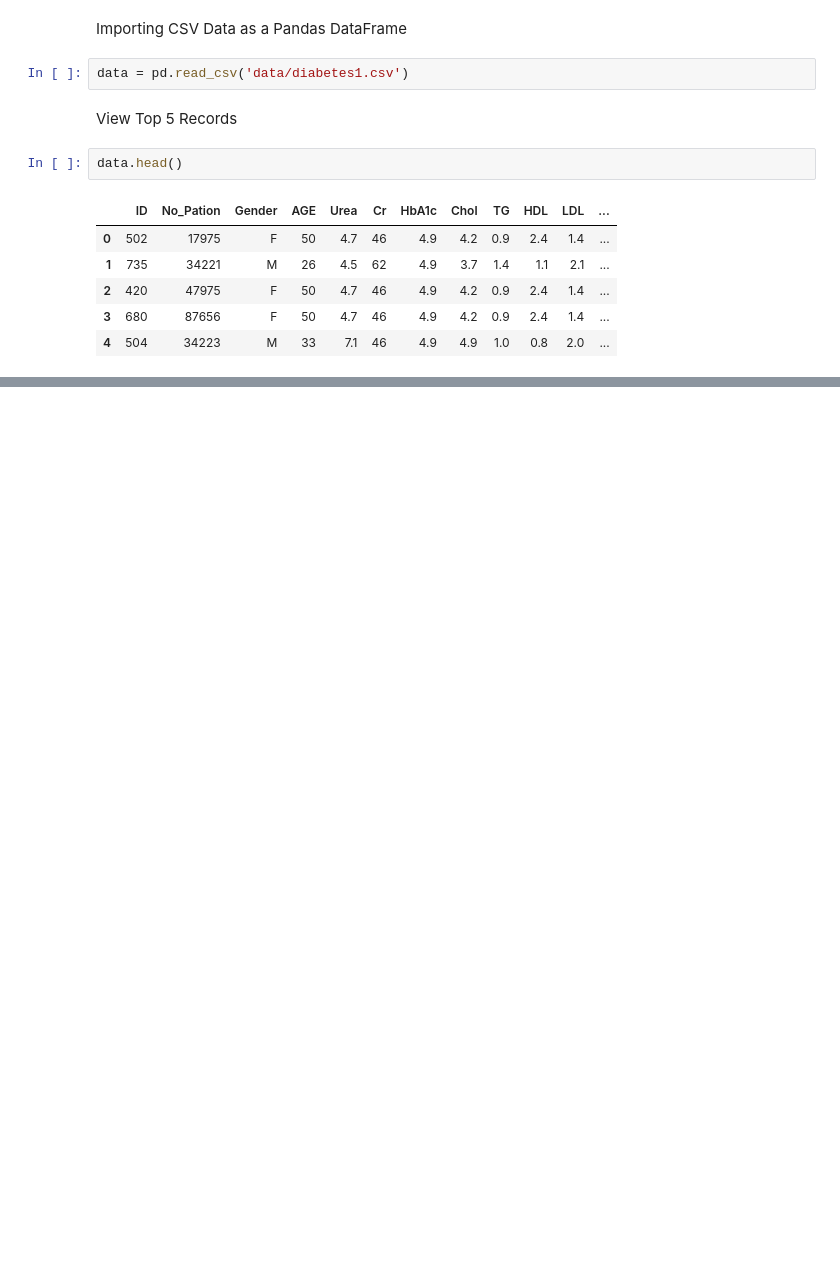
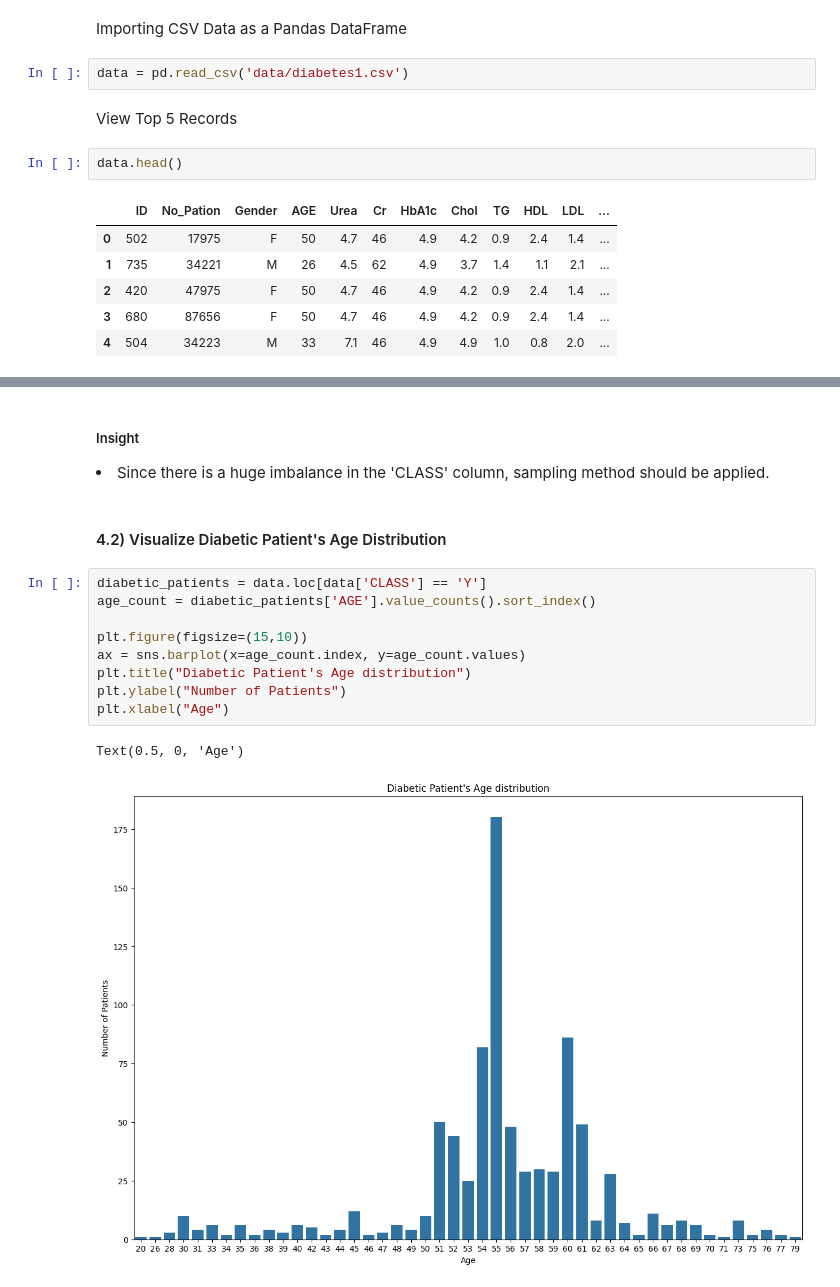
Before and after one commit to csharpmastr/Machine-Learning-Project, a Jupyter notebook: notebook/EDA_diabetes.ipynb, the cells around one changed output, grey strips where cells are left out. Cells and saved outputs as stored; diff of their text form; blank space fills up the shorter version.

```diff
--- a/notebook/EDA_diabetes.ipynb
+++ b/notebook/EDA_diabetes.ipynb
@@ -46,0 +252,17 @@ data.head()
+# %% [markdown]
+<h5>Insight</h5>
+<li>Since there is a huge imbalance in the 'CLASS' column, sampling method should be applied.
+# %% [markdown]
+<h4> 4.2) Visualize Diabetic Patient's Age Distribution</h4>
+# %%
+diabetic_patients = data.loc[data['CLASS'] == 'Y']
+age_count = diabetic_patients['AGE'].value_counts().sort_index()
+
+plt.figure(figsize=(15,10))
+ax = sns.barplot(x=age_count.index, y=age_count.values)
+plt.title("Diabetic Patient's Age distribution")
+plt.ylabel("Number of Patients")
+plt.xlabel("Age")
+# %% [output]
+Text(0.5, 0, 'Age')
+[figure, added]
```
Also changed, not shown: parts of 45 cells of this notebook, 2 other files.
